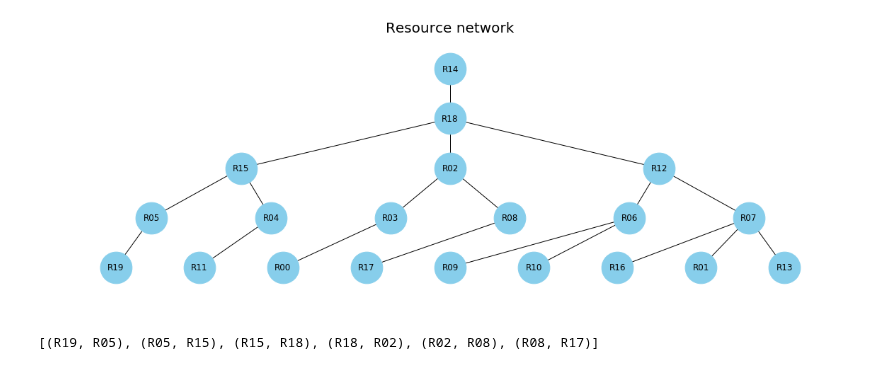
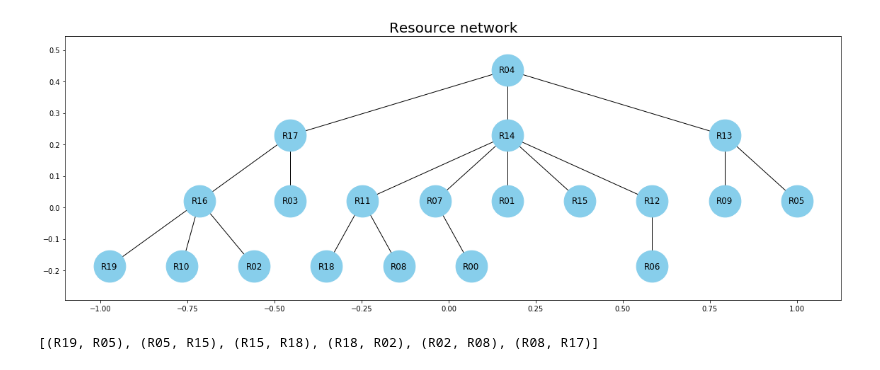
Before and after one commit to frhyme/frhyme.github.io, a Jupyter notebook: _posts/personal_ipynb/process and organization.ipynb, the cells around one changed output. Saved outputs shown, nothing was run; the diff lists cells and outputs as text; code cells hidden in the pictures.

Commit message:
layout scaled

```diff
--- a/_posts/personal_ipynb/process and organization.ipynb
+++ b/_posts/personal_ipynb/process and organization.ipynb
@@ -161,10 +139,15 @@ R_A_net = nx.bipartite.havel_hakimi_graph(make_deg_seq(deg_sum, len(R_set), len(
 mapping = {}
 for i, n in enumerate([n[0] for n in R_A_net.nodes(data=True) if n[1]['bipartite']==0]):
     R_A_net.nodes[n]['type']='Resource' ## for relabeling
-    mapping[n] = R_set[i]
+    R_A_net.nodes[n]['Resource']=R_set[i]
+    mapping[n] = R_set[i].name
 for i, n in enumerate([n[0] for n in R_A_net.nodes(data=True) if n[1]['bipartite']==1]):
     R_A_net.nodes[n]['type']='Activity'
-    mapping[n] = A_set[i]
+    R_A_net.nodes[n]['Activity']=A_set[i]
+    mapping[n] = A_set[i].name
 R_A_net = nx.relabel_nodes(R_A_net, mapping)
-R_net = make_random_tree(R_set, 5)
-###############
+## make R_net
+R_net = make_balanced_random_tree(len(R_set), 3, 4)
+for n, r in zip(R_net.nodes(), np.random.choice(R_set, len(R_set), replace=False)):
+    R_net.nodes[n]['Resource'] = r
+R_net = nx.relabel_nodes(R_net, mapping = {n[0]:n[1]['Resource'].name for n in R_net.nodes(data=True)})
@@ -226,0 +201,4 @@ plt.show()
+# %%
+pos = nx.drawing.nx_agraph.graphviz_layout(R_net, prog='dot')
+for k, v in pos.items():
+    print("{}: {}".format(k, v))
@@ -226,0 +226,7 @@ plt.show()
+# %%
+pos = nx.drawing.nx_agraph.graphviz_layout(R_net, prog='dot')
+new_pos = nx.drawing.layout.rescale_layout(np.array([[v[0], v[1]] for v in pos.values()]), 1)
+new_pos = {k:tuple(v) for k, v in zip(pos.keys(), new_pos)}
+for k, v in new_pos.items():
+    print("{}: {}".format(k, v))
+    nx.sp
@@ -227,14 +291,17 @@ plt.show()
 # %%
 plt.figure(figsize=(16, 6))
-nx.draw_networkx(R_net, pos=tree_position(R_net), node_size=2000, node_color='skyblue')
-plt.axis('off')
+pos=nx.drawing.nx_agraph.graphviz_layout(R_net, prog='dot')
+new_pos = nx.drawing.layout.rescale_layout(np.array([[v[0], v[1]] for v in pos.values()]), 1)
+new_pos = {k:v for k, v in zip(pos.keys(), new_pos)}
+
+nx.draw_networkx(R_net, pos=new_pos, node_size=2000, node_color='skyblue')
+#plt.axis('off')
 plt.title('Resource network', fontsize=20)
 #axes[1].set_title('Resource Network', fontsize=20)
 plt.tight_layout()
-plt.savefig('../../assets/images/markdown_img/180816_R_net.png', dpi=200)
 plt.show()
 # %% [output]
-[figure, old version]
+[figure, new version]
 # %%
 plt.figure(figsize=(16, 6))
 nx.draw_networkx(R_net, pos=tree_position(R_net), node_size=2000, node_color='skyblue')
```
Also changed, not shown: parts of 11 cells of this notebook, 3 other files.
